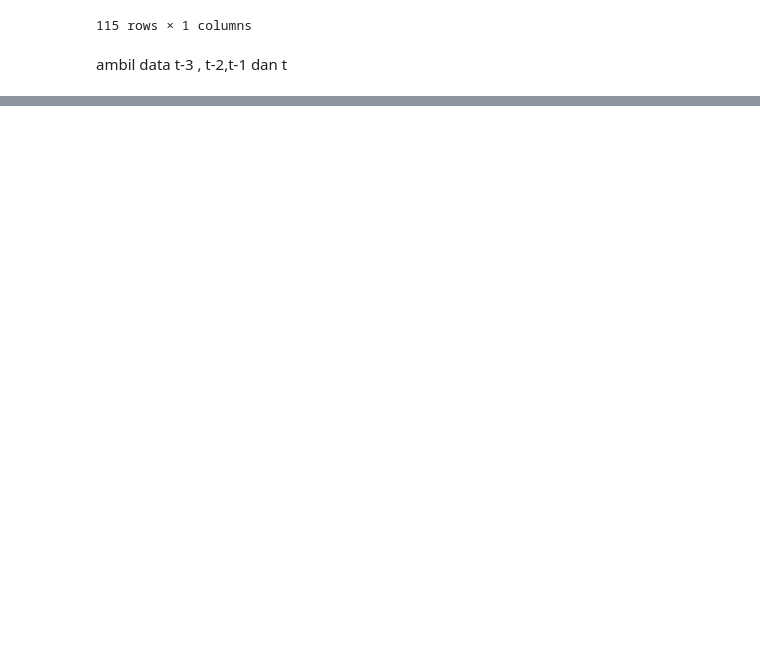
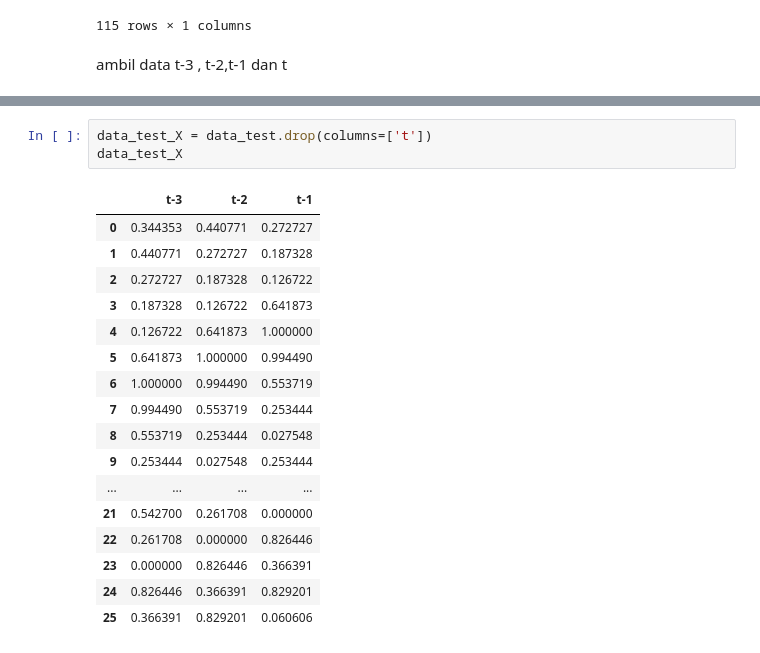
Before and after one commit to Amelia039/kolaborasipro, a Jupyter notebook: peramalan.ipynb, the cells around one changed output, grey strips where cells are left out. Cells and saved outputs as stored; diff of their text form; blank space fills up the shorter version.

```diff
--- a/peramalan.ipynb
+++ b/peramalan.ipynb
@@ -238,0 +345,21 @@ training_label, test_label = train_test_split(dataY, test_size=0.2, random_state
+# %%
+data_test_X = data_test.drop(columns=['t'])
+data_test_X
+# %% [output]
+|  | t-3 | t-2 | t-1 |
+| 0 | 0.344353 | 0.440771 | 0.272727 |
+| 1 | 0.440771 | 0.272727 | 0.187328 |
+| 2 | 0.272727 | 0.187328 | 0.126722 |
+| 3 | 0.187328 | 0.126722 | 0.641873 |
+| 4 | 0.126722 | 0.641873 | 1.000000 |
+| 5 | 0.641873 | 1.000000 | 0.994490 |
+| 6 | 1.000000 | 0.994490 | 0.553719 |
+| 7 | 0.994490 | 0.553719 | 0.253444 |
+| 8 | 0.553719 | 0.253444 | 0.027548 |
+| 9 | 0.253444 | 0.027548 | 0.253444 |
+| ... | ... | ... | ... |
+| 21 | 0.542700 | 0.261708 | 0.000000 |
+| 22 | 0.261708 | 0.000000 | 0.826446 |
+| 23 | 0.000000 | 0.826446 | 0.366391 |
+| 24 | 0.826446 | 0.366391 | 0.829201 |
+| 25 | 0.366391 | 0.829201 | 0.060606 |
```
Also changed, not shown: parts of 22 cells of this notebook.
